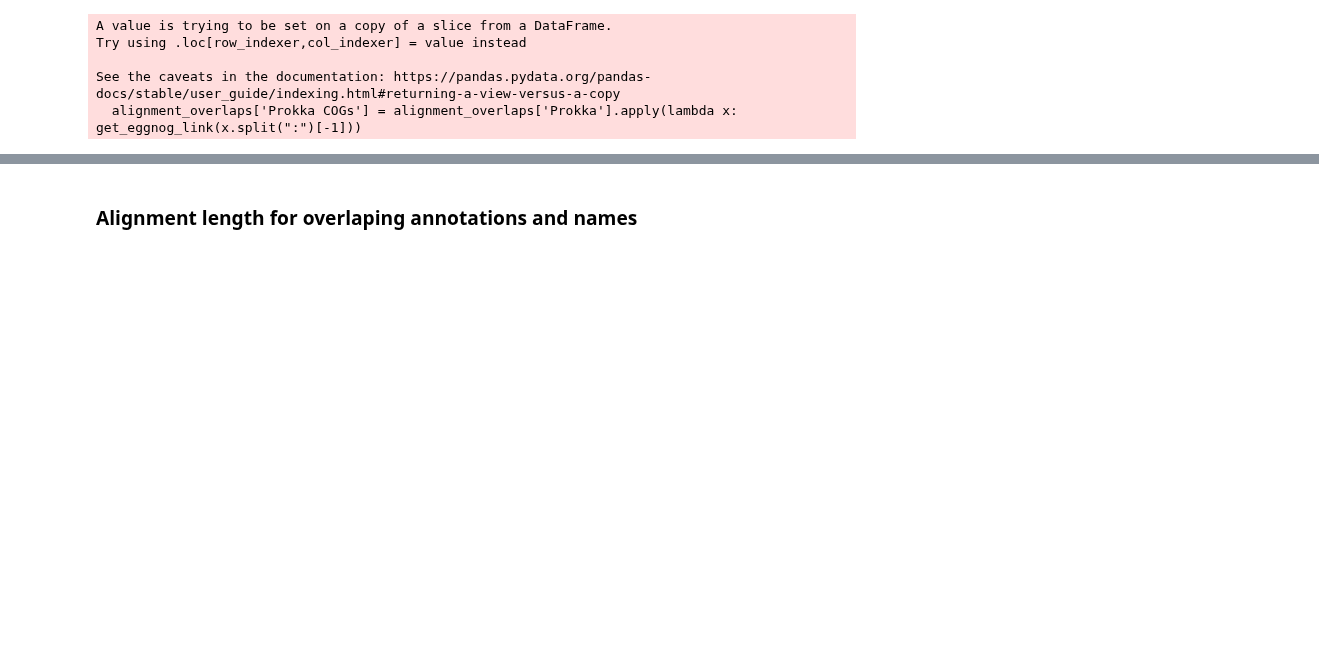
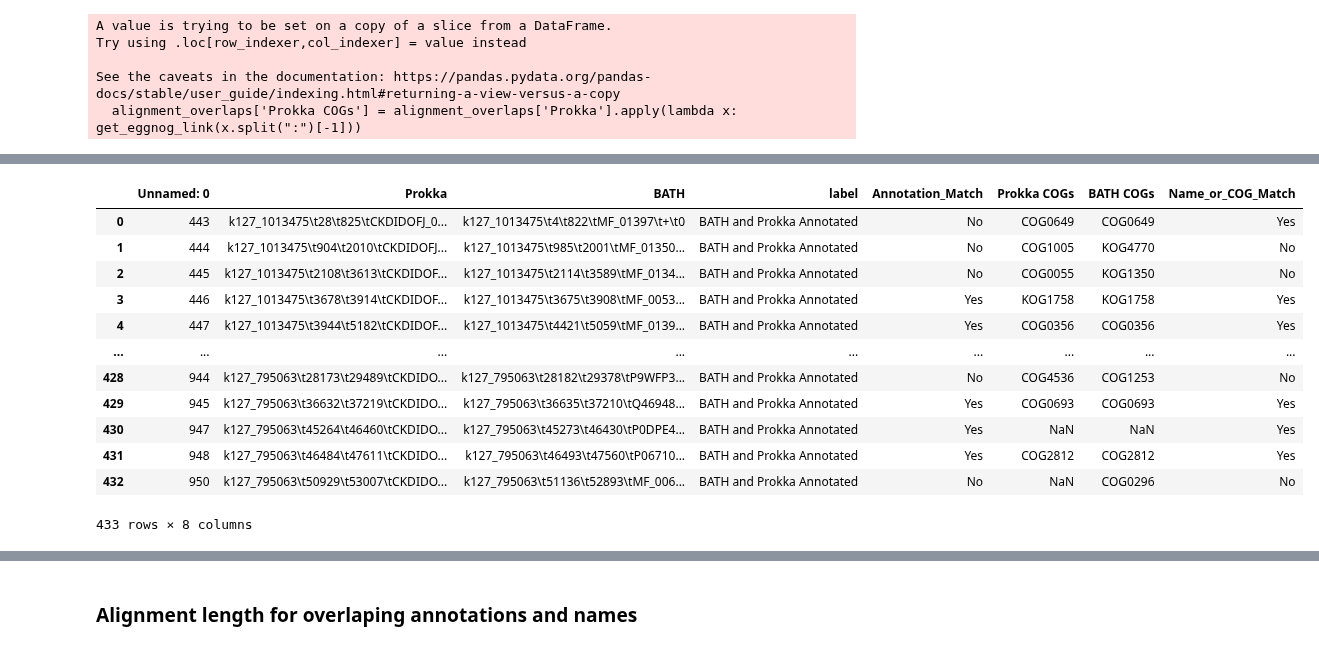
Before and after one commit to NehaSontakk/BATH-Prokka-Comparison, a Jupyter notebook: Annotation_Name_Comparison.ipynb, the cells around one changed output, grey strips where cells are left out. Drawn from its saved outputs; the diff is of its cells as text; code cells hidden in the pictures; blank space fills up the shorter version.

```diff
--- a/Annotation_Name_Comparison.ipynb
+++ b/Annotation_Name_Comparison.ipynb
@@ -217,0 +210,5 @@ print(f"Number of rows with 'Name_or_COG_Match' == 'No' and no 'Prokka COGs': {p
+# %%
+import numpy as np
+alignment_overlaps[(alignment_overlaps['Name_or_COG_Match'] == "No") & (alignment_overlaps['Prokka COGs'].isna())]['Name_or_COG_Match'] = np.nan
+alignment_overlaps[(alignment_overlaps['Name_or_COG_Match'] == "No") & (alignment_overlaps['BATH COGs'].isna())]['Name_or_COG_Match'] = np.nan
+alignment_overlaps[(alignment_overlaps['Name_or_COG_Match'] == "No") & (alignment_overlaps['Prokka COGs'].isna()) & (alignment_overlaps['BATH COGs'].isna())]['Name_or_COG_Match'] = np.nan
@@ -217,0 +231,16 @@ print(f"Number of rows with 'Name_or_COG_Match' == 'No' and no 'Prokka COGs': {p
+# %%
+alignment_overlaps
+# %% [output]
+|  | Unnamed: 0 | Prokka | BATH | label | Annotation_Match | Prokka COGs | BATH COGs | Name_or_COG_Match |
+| 0 | 443 | k127_1013475\t28\t825\tCKDIDOFJ_0... | k127_1013475\t4\t822\tMF_01397\t+\t0 | BATH and Prokka Annotated | No | COG0649 | COG0649 | Yes |
+| 1 | 444 | k127_1013475\t904\t2010\tCKDIDOFJ... | k127_1013475\t985\t2001\tMF_01350... | BATH and Prokka Annotated | No | COG1005 | KOG4770 | No |
+| 2 | 445 | k127_1013475\t2108\t3613\tCKDIDOF... | k127_1013475\t2114\t3589\tMF_0134... | BATH and Prokka Annotated | No | COG0055 | KOG1350 | No |
+| 3 | 446 | k127_1013475\t3678\t3914\tCKDIDOF... | k127_1013475\t3675\t3908\tMF_0053... | BATH and Prokka Annotated | Yes | KOG1758 | KOG1758 | Yes |
+| 4 | 447 | k127_1013475\t3944\t5182\tCKDIDOF... | k127_1013475\t4421\t5059\tMF_0139... | BATH and Prokka Annotated | Yes | COG0356 | COG0356 | Yes |
+| ... | ... | ... | ... | ... | ... | ... | ... | ... |
+| 428 | 944 | k127_795063\t28173\t29489\tCKDIDO... | k127_795063\t28182\t29378\tP9WFP3... | BATH and Prokka Annotated | No | COG4536 | COG1253 | No |
+| 429 | 945 | k127_795063\t36632\t37219\tCKDIDO... | k127_795063\t36635\t37210\tQ46948... | BATH and Prokka Annotated | Yes | COG0693 | COG0693 | Yes |
+| 430 | 947 | k127_795063\t45264\t46460\tCKDIDO... | k127_795063\t45273\t46430\tP0DPE4... | BATH and Prokka Annotated | Yes | NaN | NaN | Yes |
+| 431 | 948 | k127_795063\t46484\t47611\tCKDIDO... | k127_795063\t46493\t47560\tP06710... | BATH and Prokka Annotated | Yes | COG2812 | COG2812 | Yes |
+| 432 | 950 | k127_795063\t50929\t53007\tCKDIDO... | k127_795063\t51136\t52893\tMF_006... | BATH and Prokka Annotated | No | NaN | COG0296 | No |
+433 rows × 8 columns
```
Also changed, not shown: parts of 21 cells of this notebook.
